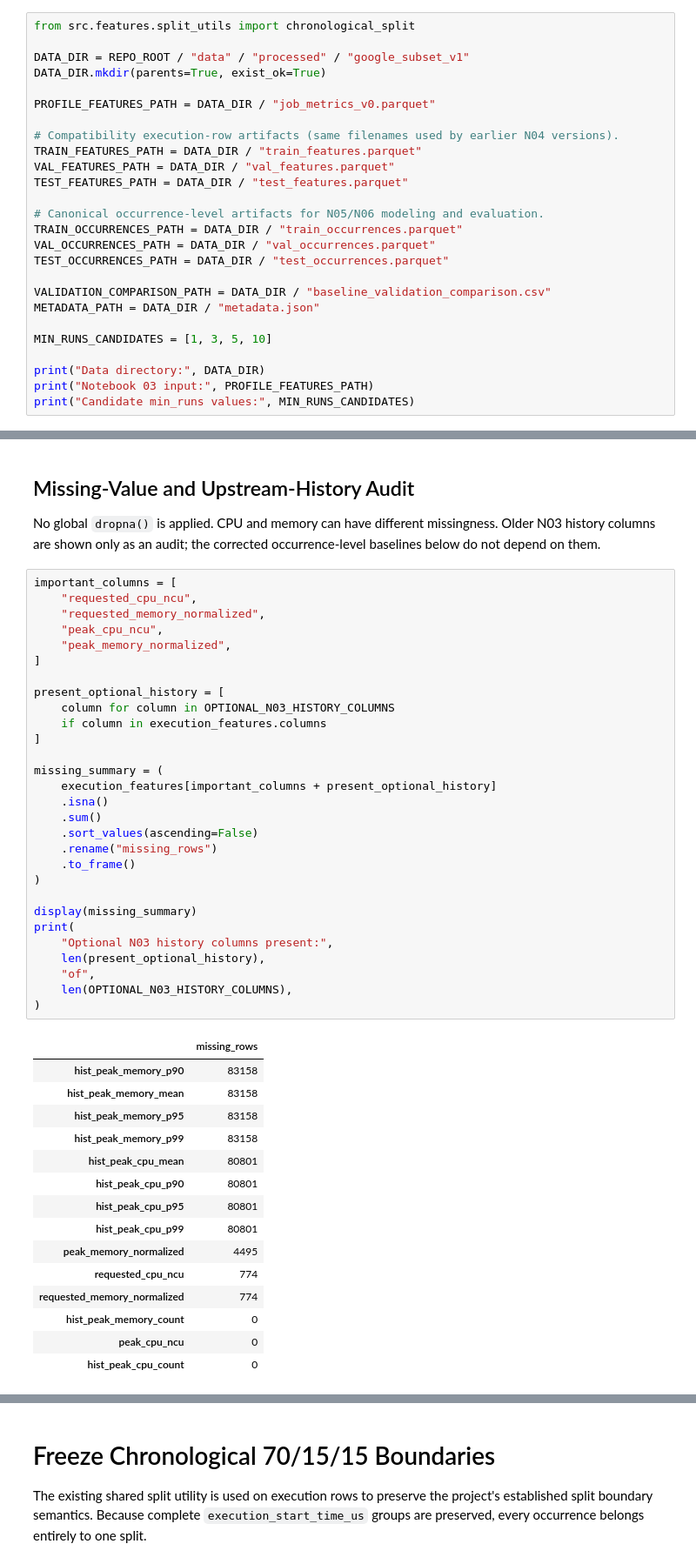
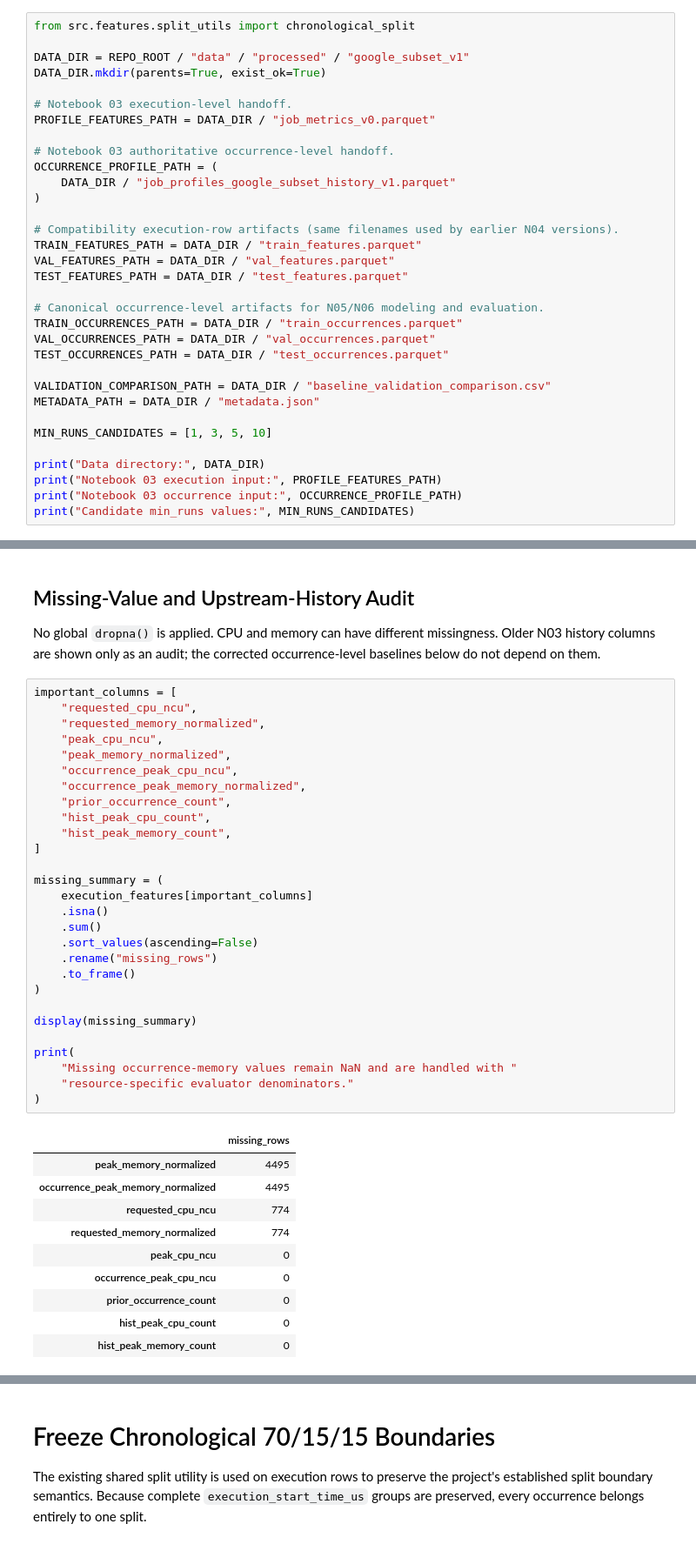
Before and after one commit to sonalilonkar1/masters-project, a Jupyter notebook: pipelines/google_subset/04_splitAndBaselines.ipynb, the cells around one changed output, grey strips where cells are left out. Shown at 87% size. Drawn from its saved outputs; the diff is of its cells as text.

```diff
--- a/pipelines/google_subset/04_splitAndBaselines.ipynb
+++ b/pipelines/google_subset/04_splitAndBaselines.ipynb
@@ -59,7 +58,13 @@ from src.features.split_utils import chronological_split
 DATA_DIR = REPO_ROOT / "data" / "processed" / "google_subset_v1"
 DATA_DIR.mkdir(parents=True, exist_ok=True)
 
+# Notebook 03 execution-level handoff.
 PROFILE_FEATURES_PATH = DATA_DIR / "job_metrics_v0.parquet"
+
+# Notebook 03 authoritative occurrence-level handoff.
+OCCURRENCE_PROFILE_PATH = (
+    DATA_DIR / "job_profiles_google_subset_history_v1.parquet"
+)
 
 # Compatibility execution-row artifacts (same filenames used by earlier N04 versions).
 TRAIN_FEATURES_PATH = DATA_DIR / "train_features.parquet"
@@ -77,7 +82,8 @@ METADATA_PATH = DATA_DIR / "metadata.json"
 MIN_RUNS_CANDIDATES = [1, 3, 5, 10]
 
 print("Data directory:", DATA_DIR)
-print("Notebook 03 input:", PROFILE_FEATURES_PATH)
+print("Notebook 03 execution input:", PROFILE_FEATURES_PATH)
+print("Notebook 03 occurrence input:", OCCURRENCE_PROFILE_PATH)
 print("Candidate min_runs values:", MIN_RUNS_CANDIDATES)
 # %% [output]
 Data directory: /Users/sonalilonkar/Desktop/TraceAdvisor/masters-project/data/processed/google_subset_v1
@@ -185,45 +475,39 @@ No global `dropna()` is applied. CPU and memory can have different missingness.
 # %%
 important_columns = [
     "requested_cpu_ncu",
     "requested_memory_normalized",
     "peak_cpu_ncu",
     "peak_memory_normalized",
-]
-
-present_optional_history = [
-    column for column in OPTIONAL_N03_HISTORY_COLUMNS
-    if column in execution_features.columns
+    "occurrence_peak_cpu_ncu",
+    "occurrence_peak_memory_normalized",
+    "prior_occurrence_count",
+    "hist_peak_cpu_count",
+    "hist_peak_memory_count",
 ]
 
 missing_summary = (
-    execution_features[important_columns + present_optional_history]
+    execution_features[important_columns]
     .isna()
     .sum()
     .sort_values(ascending=False)
     .rename("missing_rows")
     .to_frame()
 )
 
 display(missing_summary)
+
 print(
-    "Optional N03 history columns present:",
-    len(present_optional_history),
-    "of",
-    len(OPTIONAL_N03_HISTORY_COLUMNS),
+    "Missing occurrence-memory values remain NaN and are handled with "
+    "resource-specific evaluator denominators."
 )
 # %% [output]
 |  | missing_rows |
-| hist_peak_memory_p90 | 83158 |
-| hist_peak_memory_mean | 83158 |
-| hist_peak_memory_p95 | 83158 |
-| hist_peak_memory_p99 | 83158 |
-| hist_peak_cpu_mean | 80801 |
-| hist_peak_cpu_p90 | 80801 |
-| hist_peak_cpu_p95 | 80801 |
-| hist_peak_cpu_p99 | 80801 |
 | peak_memory_normalized | 4495 |
+| occurrence_peak_memory_normalized | 4495 |
 | requested_cpu_ncu | 774 |
 | requested_memory_normalized | 774 |
+| peak_cpu_ncu | 0 |
+| occurrence_peak_cpu_ncu | 0 |
+| prior_occurrence_count | 0 |
+| hist_peak_cpu_count | 0 |
 | hist_peak_memory_count | 0 |
-| peak_cpu_ncu | 0 |
-| hist_peak_cpu_count | 0 |
```
Also changed, not shown: parts of 26 cells of this notebook.
